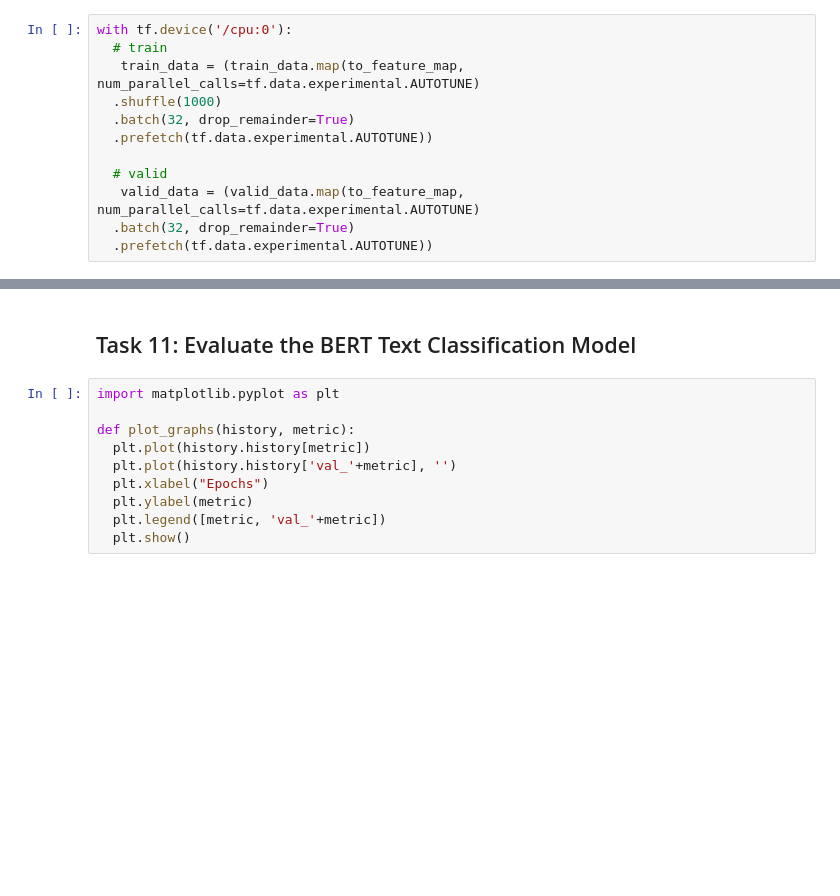
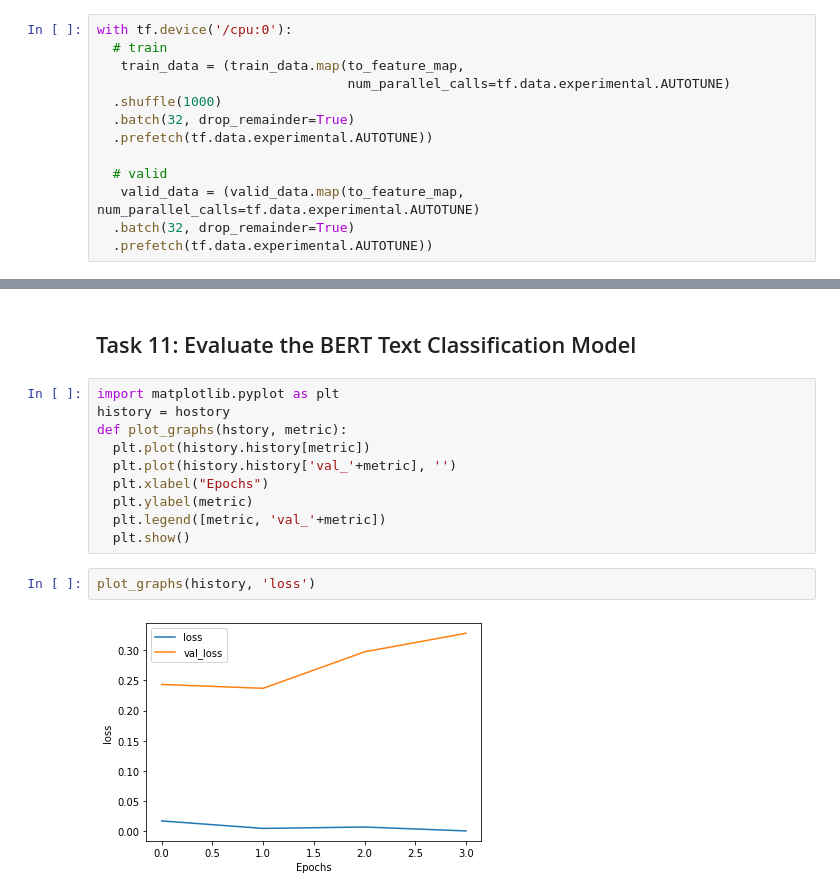
Before and after one commit to kambojrakesh/Deep-Learning-Advanced-Projects, a Jupyter notebook: Copy_of_Fine_Tune_BERT_for_Text_Classification_with_TensorFlow.ipynb, the cells around one changed output, grey strips where cells are left out. Drawn from its saved outputs; the diff is of its cells as text; blank space fills up the shorter version.

```diff
--- a/Copy_of_Fine_Tune_BERT_for_Text_Classification_with_TensorFlow.ipynb
+++ b/Copy_of_Fine_Tune_BERT_for_Text_Classification_with_TensorFlow.ipynb
@@ -276,7 +277,8 @@ def to_feature_map(text, label):
 # %%
 with tf.device('/cpu:0'):
   # train
-   train_data = (train_data.map(to_feature_map, num_parallel_calls=tf.data.experimental.AUTOTUNE)
+   train_data = (train_data.map(to_feature_map,
+                                num_parallel_calls=tf.data.experimental.AUTOTUNE)
   .shuffle(1000)
   .batch(32, drop_remainder=True)
   .prefetch(tf.data.experimental.AUTOTUNE))
@@ -384,11 +386,15 @@ Epoch 4/4
 ## Task 11: Evaluate the BERT Text Classification Model
 # %%
 import matplotlib.pyplot as plt
-
-def plot_graphs(history, metric):
+history = hostory
+def plot_graphs(hstory, metric):
   plt.plot(history.history[metric])
   plt.plot(history.history['val_'+metric], '')
   plt.xlabel("Epochs")
   plt.ylabel(metric)
   plt.legend([metric, 'val_'+metric])
   plt.show()
+# %%
+plot_graphs(history, 'loss')
+# %% [output]
+[figure, added]
```
Also changed, not shown: parts of 6 cells of this notebook.
